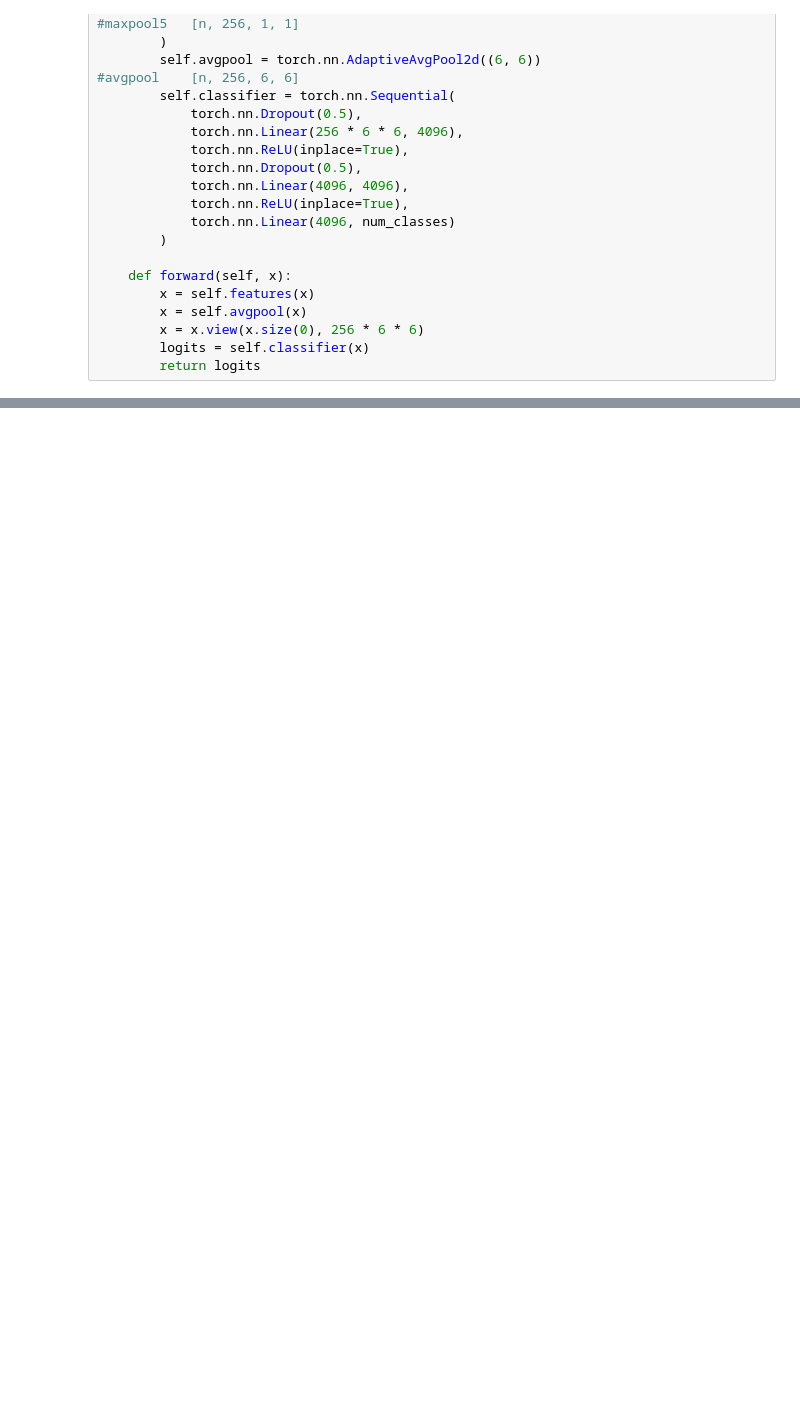
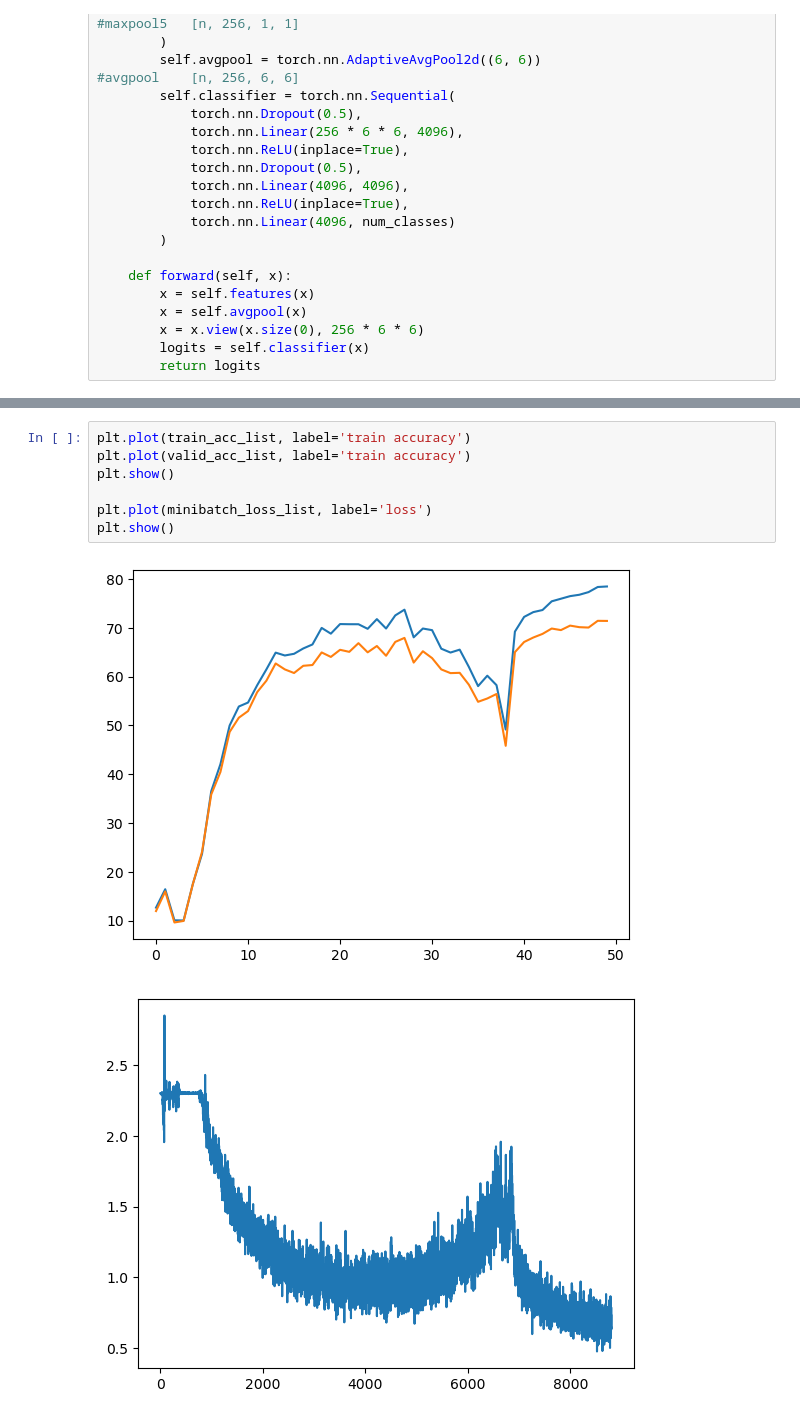
Before and after one commit to weiyuwang2021/LearnML, a Jupyter notebook: alexnet/alexnet.ipynb, the cells around one changed output, grey strips where cells are left out. Saved outputs shown, nothing was run; the diff lists cells and outputs as text; blank space fills up the shorter version.

```diff
--- a/alexnet/alexnet.ipynb
+++ b/alexnet/alexnet.ipynb
@@ -245,0 +253,10 @@ KeyboardInterrupt:
+# %%
+plt.plot(train_acc_list, label='train accuracy')
+plt.plot(valid_acc_list, label='train accuracy')
+plt.show()
+
+plt.plot(minibatch_loss_list, label='loss')
+plt.show()
+# %% [output]
+[figure, added]
+[figure, added]
```
Also changed, not shown: parts of 1 cell of this notebook.
